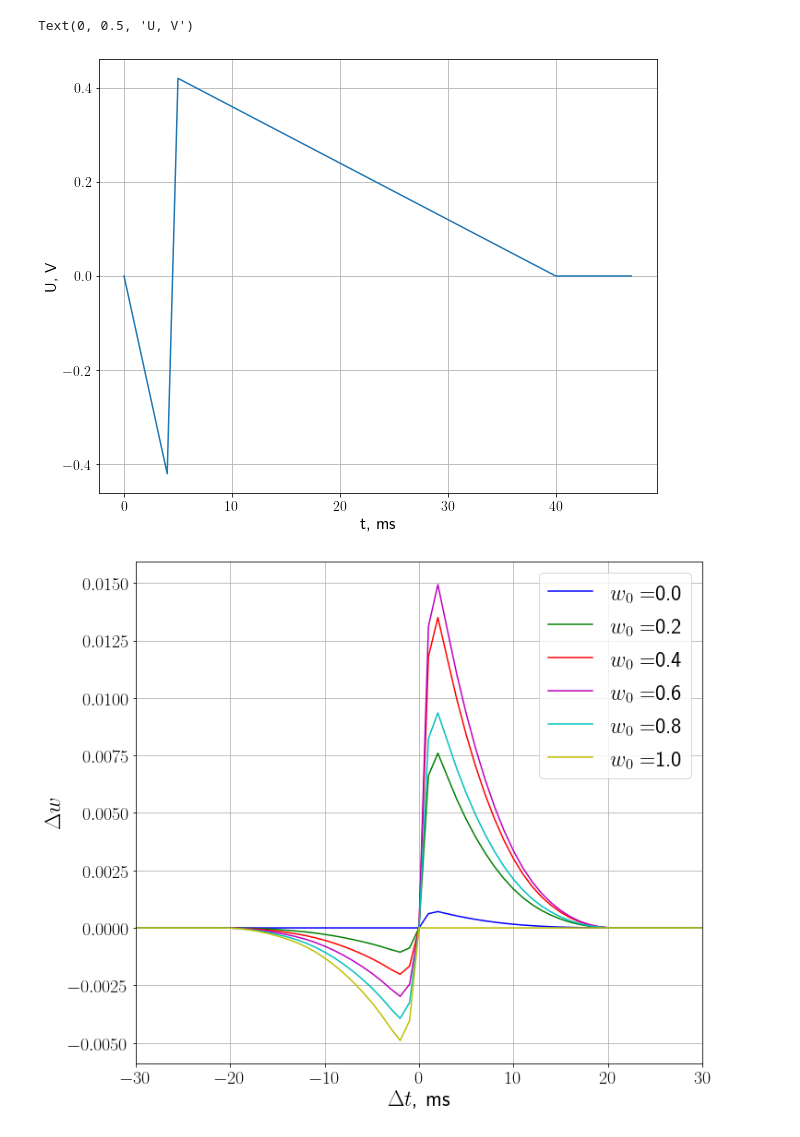
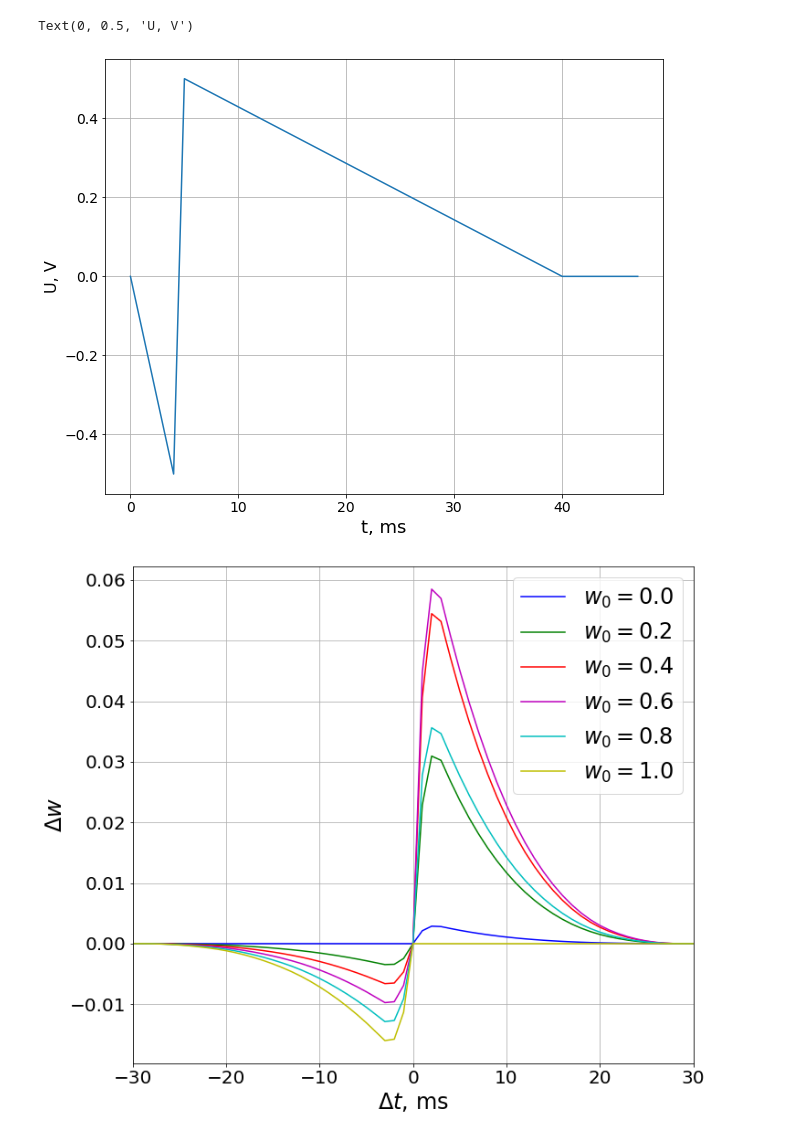
Before and after one commit to VsevolodKulagin/Bindsnet_backup, a Jupyter notebook: STDP_for_new_samples_show-reverse-compromise.ipynb, the cells around one changed output. Cells and saved outputs as stored; diff of their text form; code cells hidden in the pictures.

```diff
--- a/STDP_for_new_samples_show-reverse-compromise.ipynb
+++ b/STDP_for_new_samples_show-reverse-compromise.ipynb
@@ -103,8 +103,8 @@ dt = 1
 #memr = memristor()
 
 impulse_length = 40.0  #длительность импулсьа
-impulse_amplitude = 0.42
-impulse_amplitude_2 = 0.42
+impulse_amplitude = 0.5
+impulse_amplitude_2 = 0.5
 
 k = 0.9
 # %%
@@ -138,34 +138,34 @@ def impulse_curve_2_integrated(k, dt, impulse_length, impulse_amplitude, impulse
     return current
 # %%
 #строим импульс
-matplotlib.rcParams['text.usetex'] = True
+#matplotlib.rcParams['text.usetex'] = True
 
 ar = []
 
 for i in range(int(impulse_length/dt) + int(impulse_length/5)):
     #if i:
     #    ar.append(impulse_curve_2(i * dt, dt) * dt + ar[i-1])
     #else:
     #    ar.append(impulse_curve_2(i * dt, dt) * dt)
 
     ar.append(impulse_curve_2_integrated(i , dt, impulse_length, impulse_amplitude, impulse_amplitude_2))
     #print(i*dt,'\n')
 
 
 #print(ar)
 fig_w_0 = plt.figure(figsize=(10,8))
 gr_1 = fig_w_0.add_subplot(1,1,1)
 gr_1.plot(np.arange(int(impulse_length/dt) + int(impulse_length/5)), ar)
 gr_1.grid()
 #plt.show()
 #ar.clear()
 
 gr_1.tick_params(axis='both', which='major', labelsize=14)
 gr_1.set_xlabel('t, ms',fontsize = 18)
 gr_1.set_ylabel("U, V",fontsize = 16)
 # %% [output]
 Text(0, 0.5, 'U, V')
-[figure, old version]
+[figure, new version]
 # %%
 import torch
 # %%
@@ -220,4 +220,4 @@ plt.grid()
 plt.legend(loc="best",fontsize = 24)
 plt.show()
 # %% [output]
-[figure, old version]
+[figure, new version]
```
Also changed, not shown: 2 other files.
